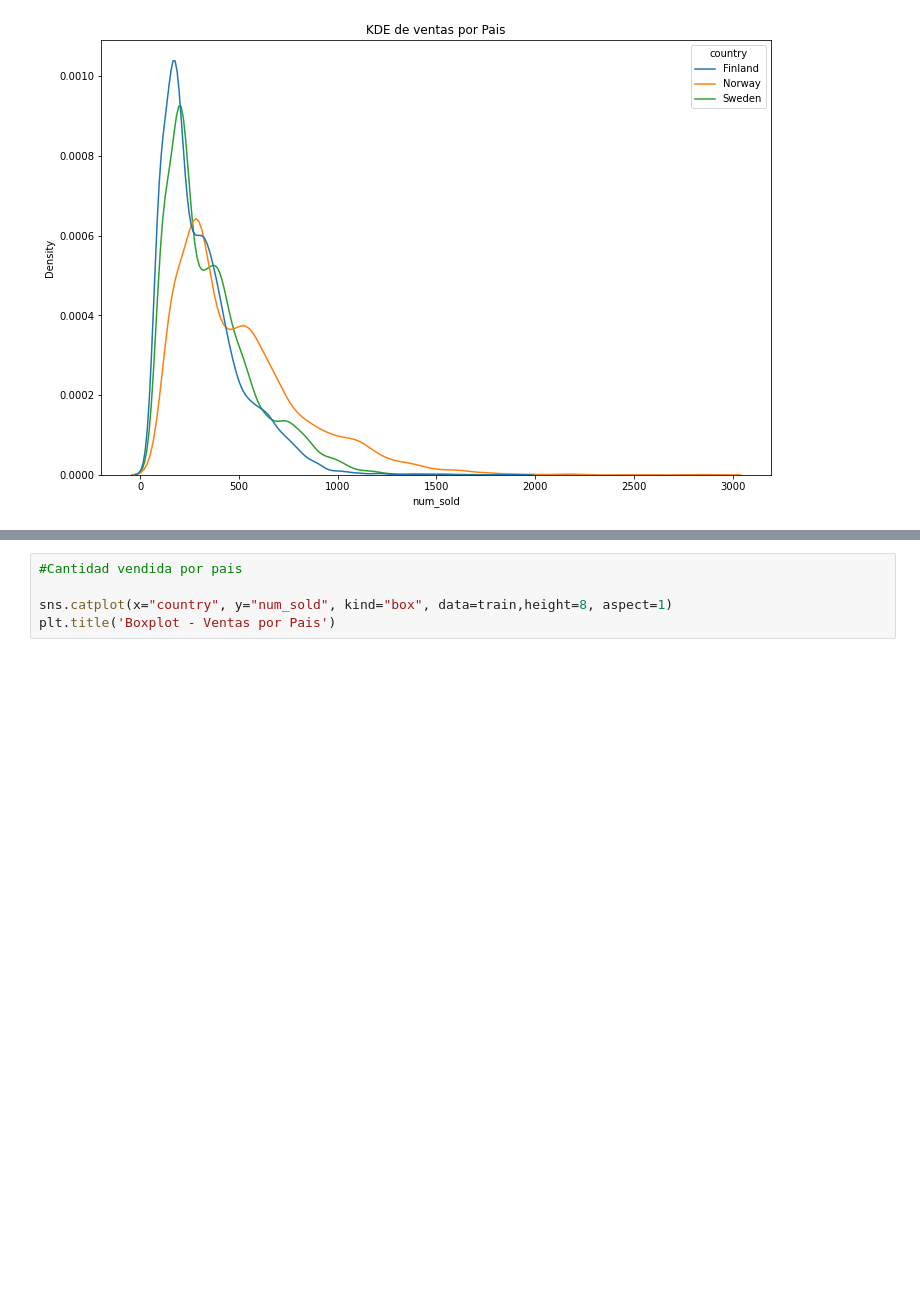
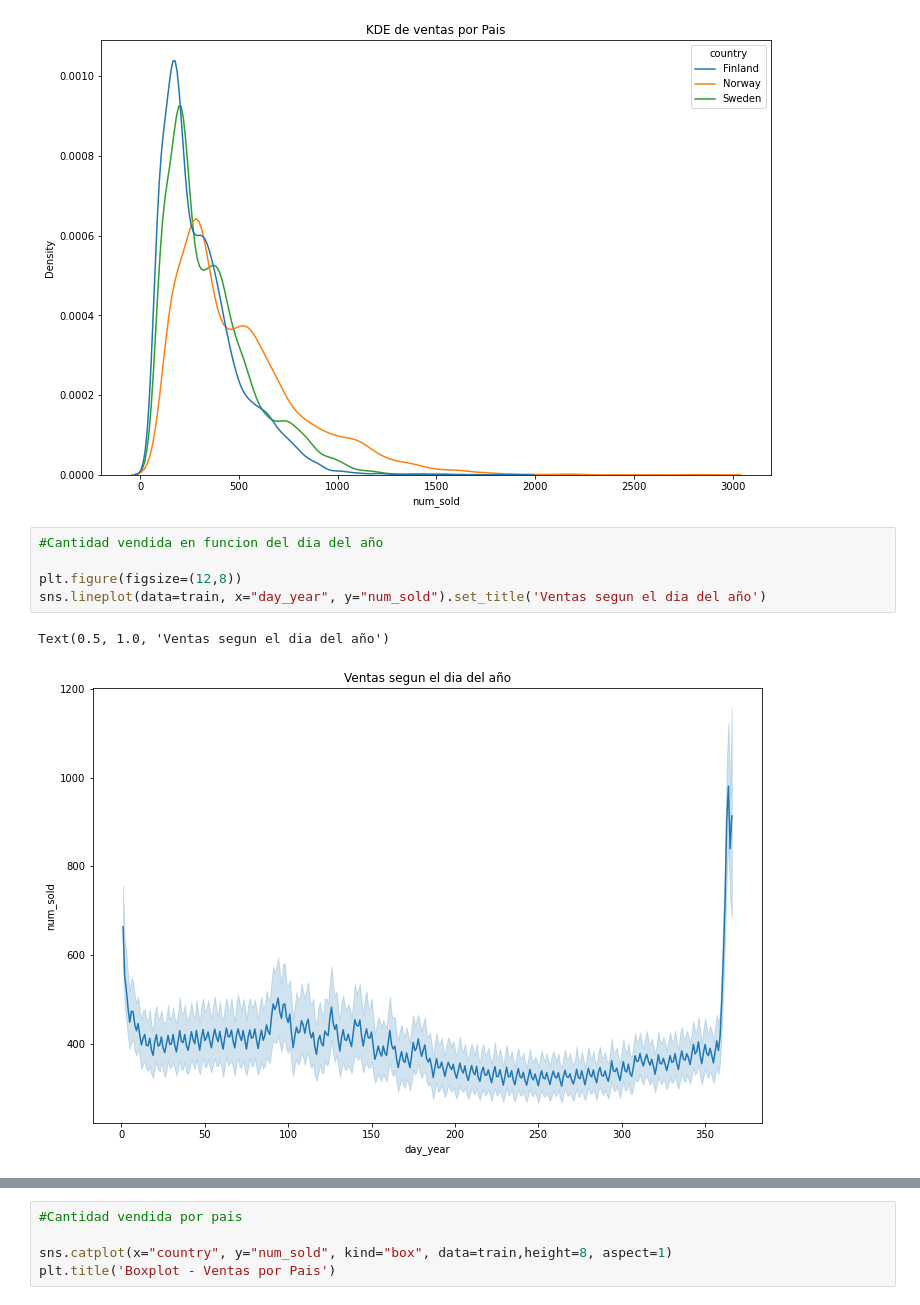
Before and after one commit to ccollado7/kaggle-tps-jan2022, a Jupyter notebook: notebooks/EDA/kaggle-tps-EDA.ipynb, the cells around one changed output, grey strips where cells are left out. Saved outputs shown, nothing was run; the diff lists cells and outputs as text; blank space fills up the shorter version.

```diff
--- a/notebooks/EDA/kaggle-tps-EDA.ipynb
+++ b/notebooks/EDA/kaggle-tps-EDA.ipynb
@@ -103,3 +104,11 @@ sns.kdeplot(data=train, x="num_sold", hue="country").set_title('KDE de ventas po
 # %% [output]
 Text(0.5, 1.0, 'KDE de ventas por Pais')
 [figure]
+# %%
+#Cantidad vendida en funcion del dia del año
+
+plt.figure(figsize=(12,8))
+sns.lineplot(data=train, x="day_year", y="num_sold").set_title('Ventas segun el dia del año')
+# %% [output]
+Text(0.5, 1.0, 'Ventas segun el dia del año')
+[figure, added]
```
Also changed, not shown: parts of 9 cells of this notebook.
